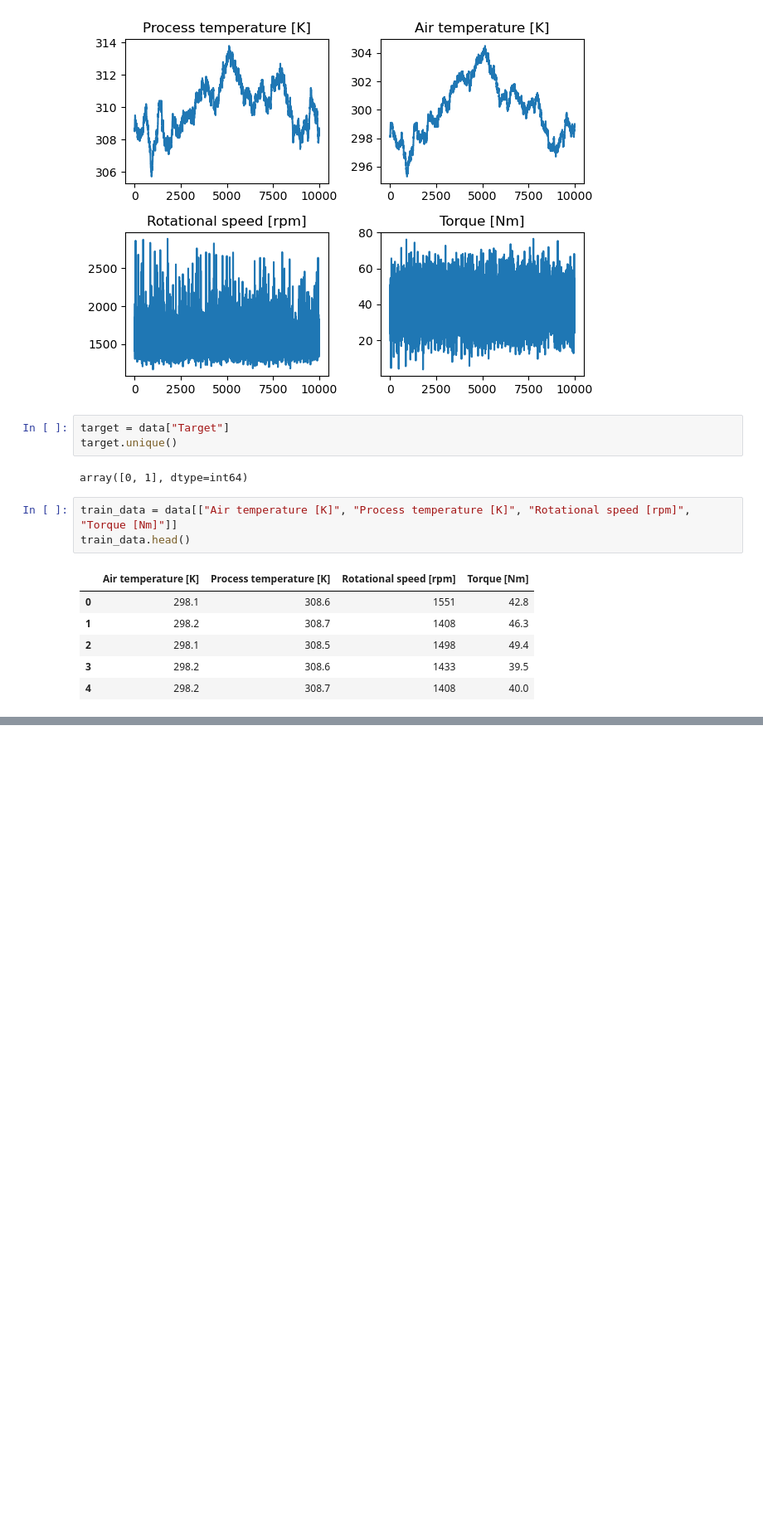
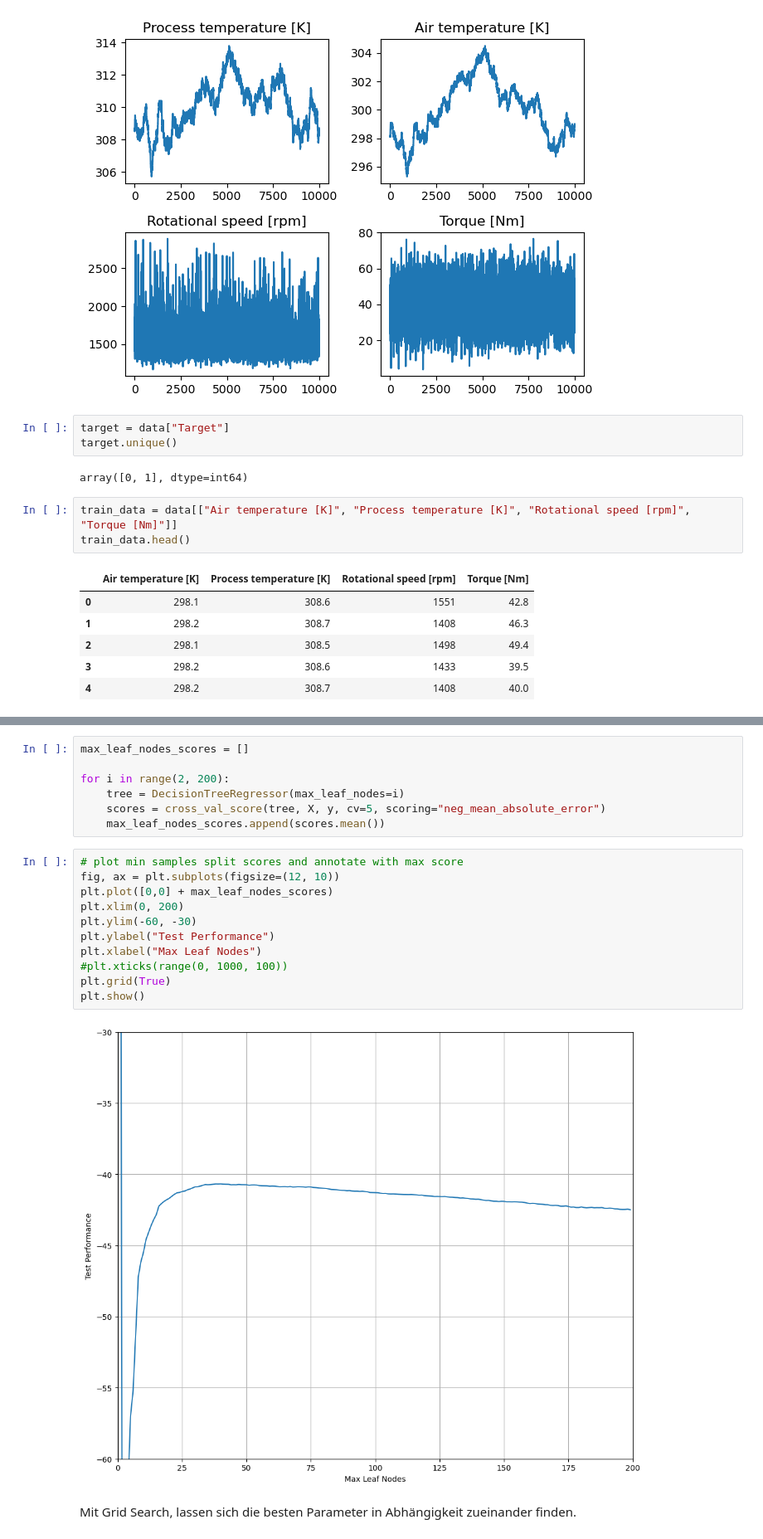
Before and after one commit to Julian-Rolf/GIP, a Jupyter notebook: Predictive Maintenance/predictive_maintenance.ipynb, the cells around one changed output, grey strips where cells are left out. Shown: that part at 83% size. Drawn from its saved outputs; the diff is of its cells as text; blank space fills up the shorter version.

```diff
--- a/Predictive Maintenance/predictive_maintenance.ipynb
+++ b/Predictive Maintenance/predictive_maintenance.ipynb
@@ -63,0 +275,22 @@ tree.score(X_test, y_test)
+# %%
+max_leaf_nodes_scores = []
+
+for i in range(2, 200):
+    tree = DecisionTreeRegressor(max_leaf_nodes=i)
+    scores = cross_val_score(tree, X, y, cv=5, scoring="neg_mean_absolute_error")
+    max_leaf_nodes_scores.append(scores.mean())
+# %%
+# plot min samples split scores and annotate with max score
+fig, ax = plt.subplots(figsize=(12, 10))
+plt.plot([0,0] + max_leaf_nodes_scores)
+plt.xlim(0, 200)
+plt.ylim(-60, -30)
+plt.ylabel("Test Performance")
+plt.xlabel("Max Leaf Nodes")
+#plt.xticks(range(0, 1000, 100))
+plt.grid(True)
+plt.show()
+# %% [output]
+[figure, added]
+# %% [markdown]
+Mit Grid Search, lassen sich die besten Parameter in Abhängigkeit zueinander finden.
```
Also changed, not shown: parts of 28 cells of this notebook.
